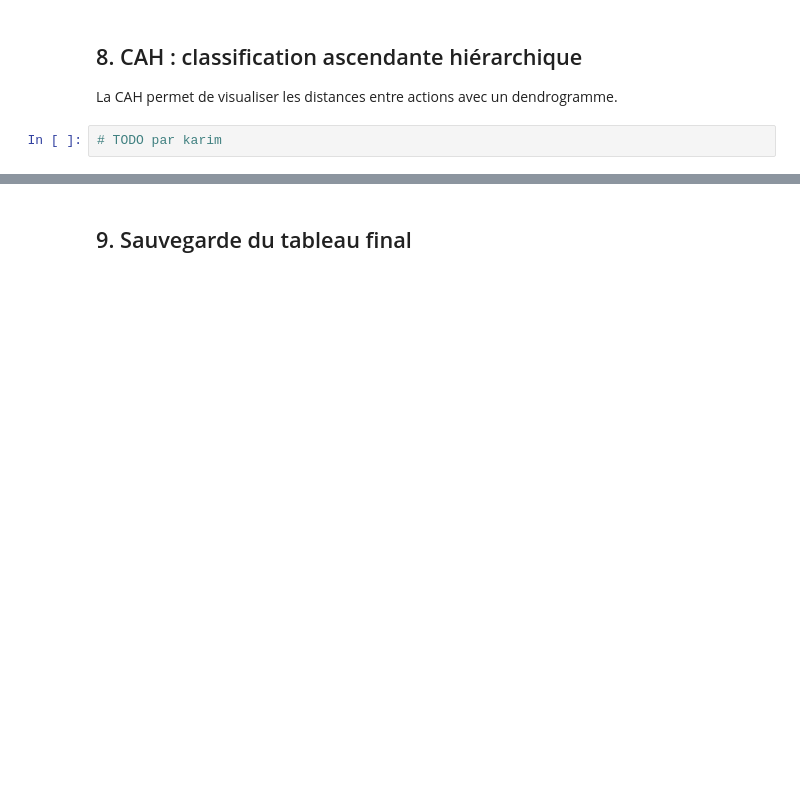
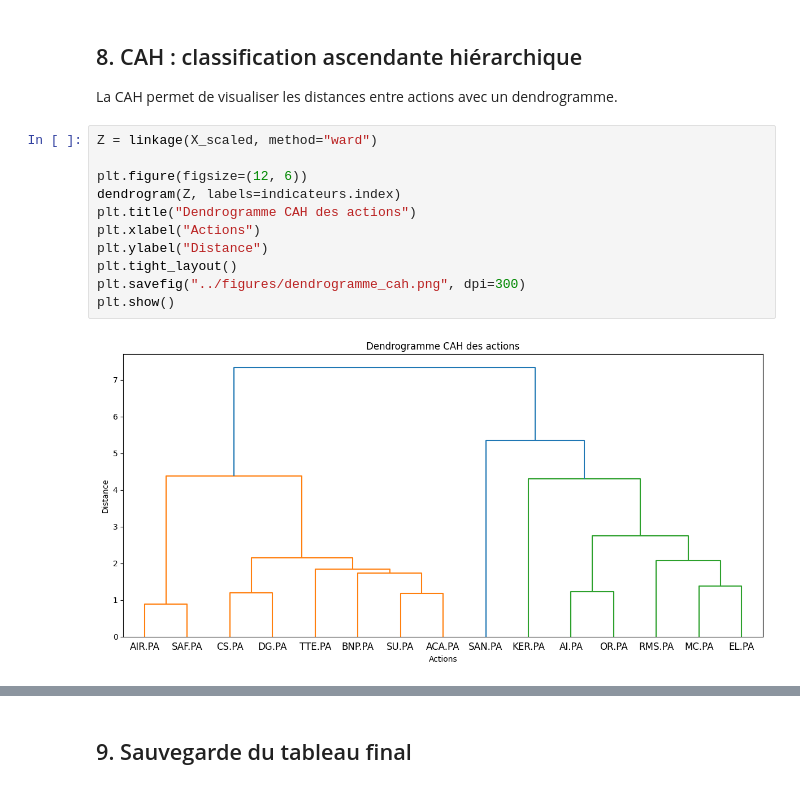
Before and after one commit to Karimchair/Finance_IA, a Jupyter notebook: notebooks/03_acp_clustering.ipynb, the cells around one changed output, grey strips where cells are left out. Cells and saved outputs as stored; diff of their text form; blank space fills up the shorter version.

```diff
--- a/notebooks/03_acp_clustering.ipynb
+++ b/notebooks/03_acp_clustering.ipynb
@@ -242,4 +242,15 @@ Remarques :
 
 La CAH permet de visualiser les distances entre actions avec un dendrogramme.
 # %%
-# TODO par karim
+Z = linkage(X_scaled, method="ward")
+
+plt.figure(figsize=(12, 6))
+dendrogram(Z, labels=indicateurs.index)
+plt.title("Dendrogramme CAH des actions")
+plt.xlabel("Actions")
+plt.ylabel("Distance")
+plt.tight_layout()
+plt.savefig("../figures/dendrogramme_cah.png", dpi=300)
+plt.show()
+# %% [output]
+[figure, added]
```
Also changed, not shown: parts of 4 cells of this notebook.
